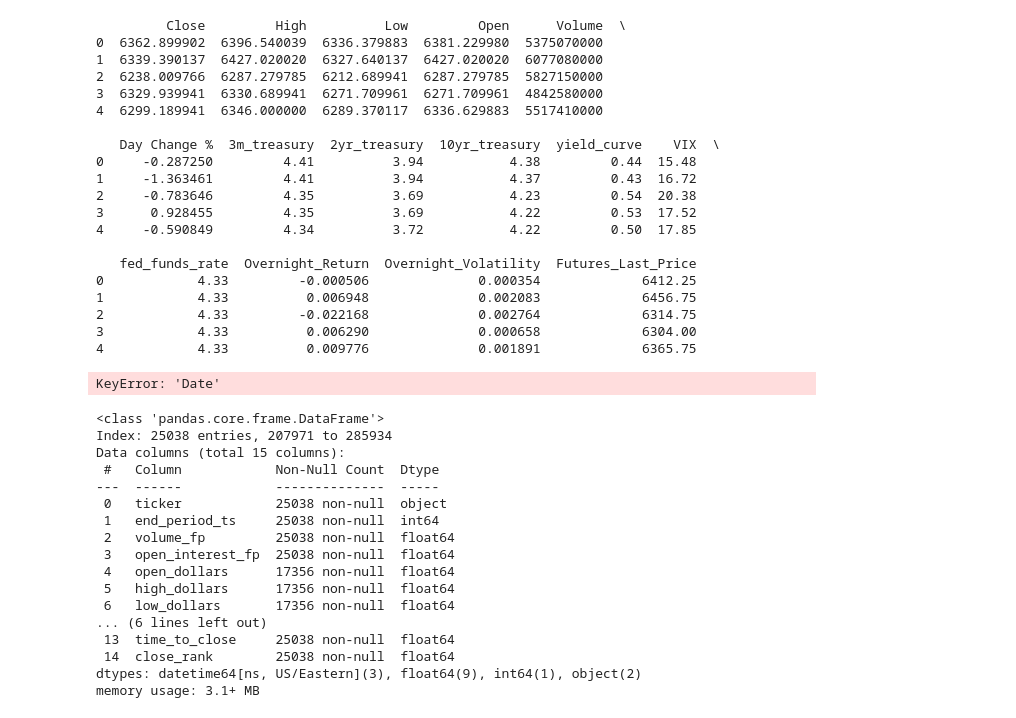
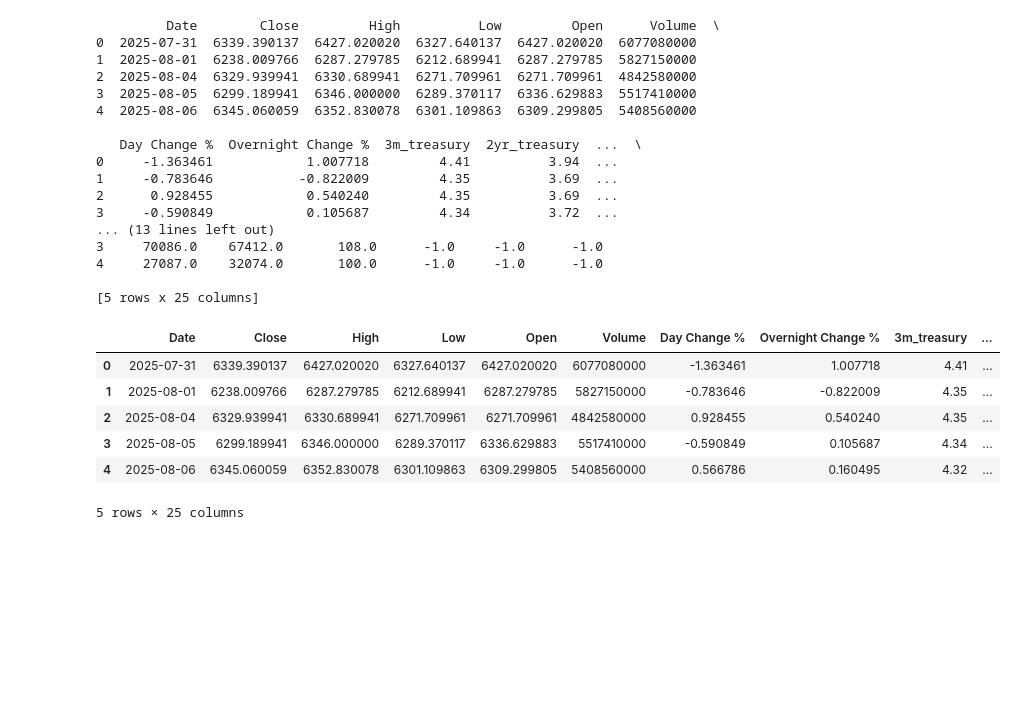
Before and after one commit to bradleyvance23/eco395-ml-midterm-kalshi, a Jupyter notebook: notebooks/clean_kalshi_api.ipynb, the cells around one changed output. Saved outputs shown, nothing was run; the diff lists cells and outputs as text; code cells hidden in the pictures; blank space fills up the shorter version.

Commit message:
Fully Integrated data wrangling pipeline. Run clean_kalshi_api.ipynb to generate consolidated data

```diff
--- a/notebooks/clean_kalshi_api.ipynb
+++ b/notebooks/clean_kalshi_api.ipynb
@@ -31,10 +35,10 @@ pm.execute_notebook('pull_api.ipynb', 'pull_api_output.ipynb')
 ### Read in data
 
 #load in kalshi ticker data
-kalshi_df = pd.read_csv("kalshi_full_data.csv")
+kalshi_df = pd.read_csv("../data/kalshi_full_data.csv")
 
 #load in kalshi markets data to get open and close times for filtering
-markets_df = pd.read_csv("kalshi_markets.csv")
+markets_df = pd.read_csv("../data/kalshi_markets.csv")
 
 #select columns with open and close times
 markets_df_cols = markets_df[["close_time", "open_time", "ticker"]]
@@ -274,11 +307,9 @@ relevant_date
 #kalshi_grouped_overnight.to_csv("/Users/marcotaylhardat/Documents/ML/grouped_overnight_fix.csv", index=True)
 
 # load in macro data
-macro_df = pd.read_csv("../data/consolidated_data.csv")
+macro_df = pd.read_csv("../data/consolidated_data.csv", index_col = 0)
 # convert Date to datetime then extract date to match kalshi format
 macro_df['Date'] = pd.to_datetime(macro_df['Date']).dt.date
-print(macro_df.head())
-
 # reset index to make relevant_date a column, then rename
 kalshi_grouped_overnight = kalshi_grouped_overnight.reset_index()
 kalshi_grouped_overnight = kalshi_grouped_overnight.rename(columns={"relevant_date": "Date"})
@@ -289,44 +320,30 @@ print(kalshi_grouped_overnight.head())
 
 kalshi_grouped_overnight.to_csv("../data/kalshi_w_macro_markets.csv", index=False)
 # %% [output]
-         Close         High          Low         Open      Volume  \
-0  6362.899902  6396.540039  6336.379883  6381.229980  5375070000
-1  6339.390137  6427.020020  6327.640137  6427.020020  6077080000
-2  6238.009766  6287.279785  6212.689941  6287.279785  5827150000
-3  6329.939941  6330.689941  6271.709961  6271.709961  4842580000
-4  6299.189941  6346.000000  6289.370117  6336.629883  5517410000
+         Date        Close         High          Low         Open      Volume  \
+0  2025-07-31  6339.390137  6427.020020  6327.640137  6427.020020  6077080000
+1  2025-08-01  6238.009766  6287.279785  6212.689941  6287.279785  5827150000
+2  2025-08-04  6329.939941  6330.689941  6271.709961  6271.709961  4842580000
+3  2025-08-05  6299.189941  6346.000000  6289.370117  6336.629883  5517410000
+4  2025-08-06  6345.060059  6352.830078  6301.109863  6309.299805  5408560000
 
-   Day Change %  3m_treasury  2yr_treasury  10yr_treasury  yield_curve    VIX  \
-0     -0.287250         4.41          3.94           4.38         0.44  15.48
-1     -1.363461         4.41          3.94           4.37         0.43  16.72
-2     -0.783646         4.35          3.69           4.23         0.54  20.38
-3      0.928455         4.35          3.69           4.22         0.53  17.52
-4     -0.590849         4.34          3.72           4.22         0.50  17.85
+   Day Change %  Overnight Change %  3m_treasury  2yr_treasury  ...  \
+0     -1.363461            1.007718         4.41          3.94  ...
+1     -0.783646           -0.822009         4.35          3.69  ...
+2      0.928455            0.540240         4.35          3.69  ...
+3     -0.590849            0.105687         4.34          3.72  ...
+... (13 lines left out)
+3     70086.0    67412.0       108.0      -1.0     -1.0      -1.0
+4     27087.0    32074.0       100.0      -1.0     -1.0      -1.0
 
-   fed_funds_rate  Overnight_Return  Overnight_Volatility  Futures_Last_Price
-0            4.33         -0.000506              0.000354             6412.25
-1            4.33          0.006948              0.002083             6456.75
-2            4.33         -0.022168              0.002764             6314.75
-3            4.33          0.006290              0.000658             6304.00
-4            4.33          0.009776              0.001891             6365.75
+[5 rows x 25 columns]
-KeyError: 'Date'
-# %%
-kalshi_w_markets.info()
-# %% [output]
-<class 'pandas.core.frame.DataFrame'>
-Index: 25038 entries, 207971 to 285934
-Data columns (total 15 columns):
- #   Column            Non-Null Count  Dtype
----  ------            --------------  -----
- 0   ticker            25038 non-null  object
- 1   end_period_ts     25038 non-null  int64
- 2   volume_fp         25038 non-null  float64
- 3   open_interest_fp  25038 non-null  float64
- 4   open_dollars      17356 non-null  float64
- 5   high_dollars      17356 non-null  float64
- 6   low_dollars       17356 non-null  float64
-... (6 lines left out)
- 13  time_to_close     25038 non-null  float64
- 14  close_rank        25038 non-null  float64
-dtypes: datetime64[ns, US/Eastern](3), float64(9), int64(1), object(2)
-memory usage: 3.1+ MB
+# %%
+kalshi_grouped_overnight.head()
+# %% [output]
+|  | Date | Close | High | Low | Open | Volume | Day Change % | Overnight Change % | 3m_treasury | ... |
+| 0 | 2025-07-31 | 6339.390137 | 6427.020020 | 6327.640137 | 6427.020020 | 6077080000 | -1.363461 | 1.007718 | 4.41 | ... |
+| 1 | 2025-08-01 | 6238.009766 | 6287.279785 | 6212.689941 | 6287.279785 | 5827150000 | -0.783646 | -0.822009 | 4.35 | ... |
+| 2 | 2025-08-04 | 6329.939941 | 6330.689941 | 6271.709961 | 6271.709961 | 4842580000 | 0.928455 | 0.540240 | 4.35 | ... |
+| 3 | 2025-08-05 | 6299.189941 | 6346.000000 | 6289.370117 | 6336.629883 | 5517410000 | -0.590849 | 0.105687 | 4.34 | ... |
+| 4 | 2025-08-06 | 6345.060059 | 6352.830078 | 6301.109863 | 6309.299805 | 5408560000 | 0.566786 | 0.160495 | 4.32 | ... |
+5 rows × 25 columns
```
Also changed, not shown: parts of 11 cells of this notebook, 15 other files.
